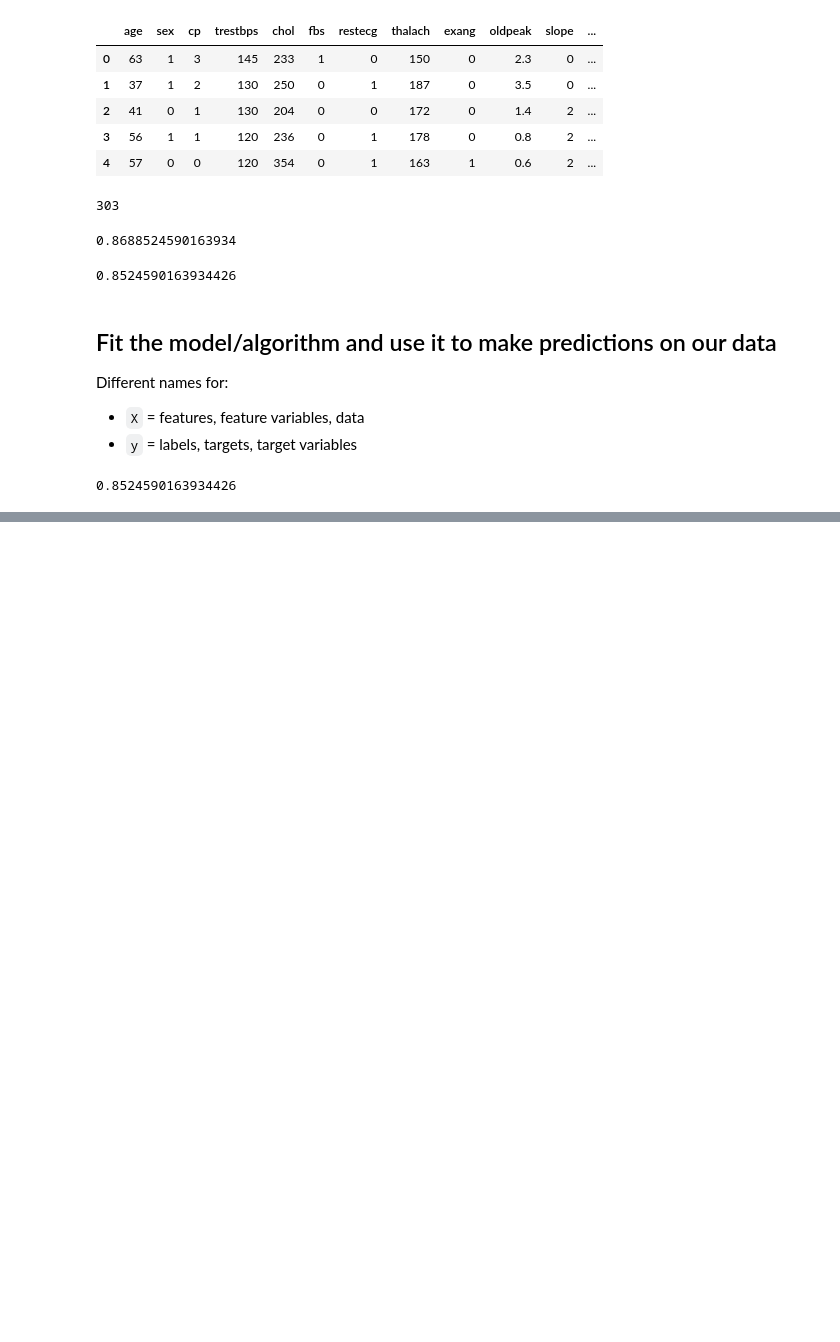
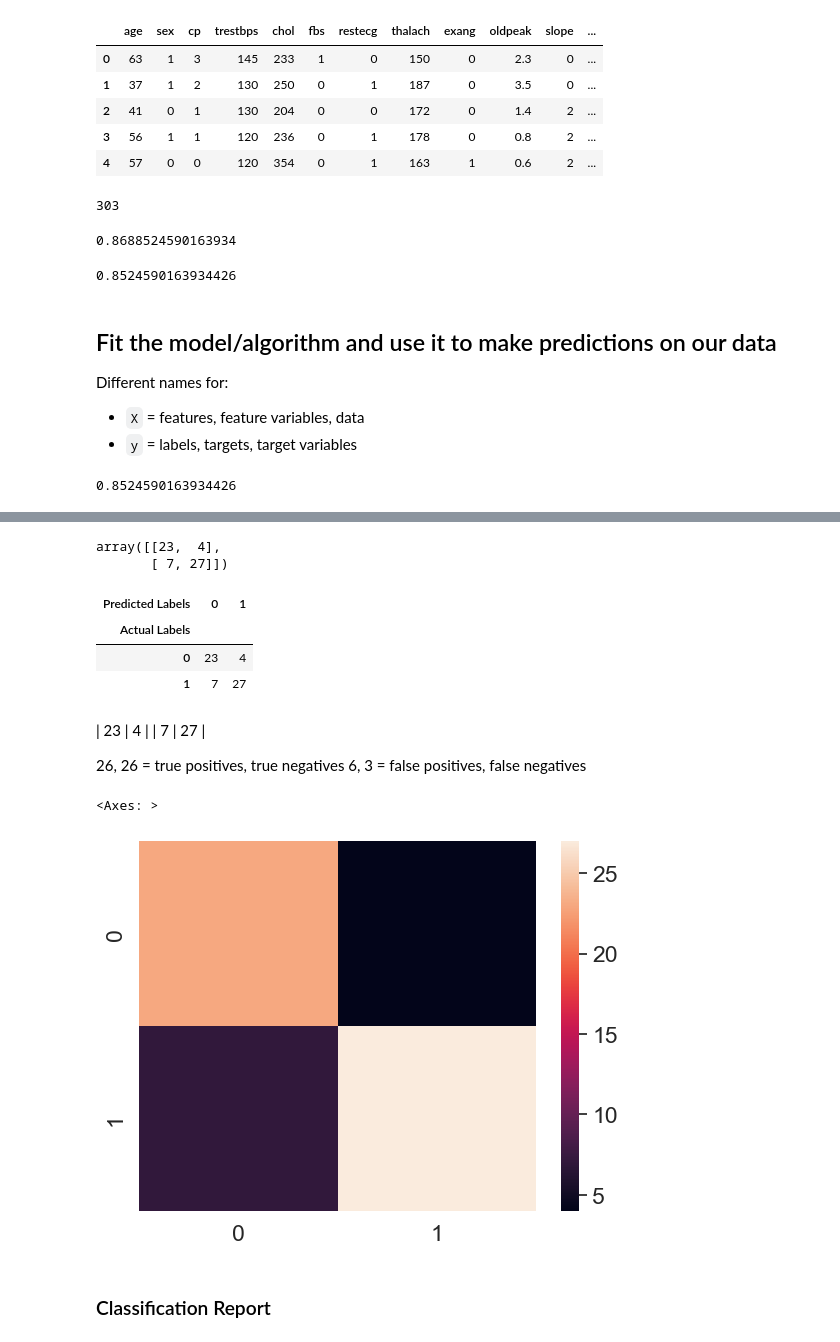
Before and after one commit to kerriannercrawford/udemy-machine-learning, a Jupyter notebook: scikit-learn/scikit-learn.ipynb, the cells around one changed output, grey strips where cells are left out. Drawn from its saved outputs; the diff is of its cells as text; code cells hidden in the pictures; blank space fills up the shorter version.

```diff
--- a/scikit-learn/scikit-learn.ipynb
+++ b/scikit-learn/scikit-learn.ipynb
@@ -725,0 +937,12 @@ model.score(X_test, y_test)
+# %%
+from sklearn.model_selection import cross_val_score
+from sklearn.ensemble import RandomForestClassifier
+np.random.seed(42)
+
+X = heart_disease.drop('target', axis=1)
+y = heart_disease['target']
+
+clf = RandomForestClassifier(n_estimators=100)
+clf_cross_val_score = cross_val_score(clf, X, y, cv=5)
+
+print(f"Heart Disease Classifier Cross-Validated Accuracy: {np.mean(clf_cross_val_score) * 100:.2f}%")
@@ -725,0 +1062,40 @@ model.score(X_test, y_test)
+# %%
+from sklearn.metrics import confusion_matrix
+
+y_preds = clf.predict(X_test)
+
+confusion_matrix(y_test, y_preds)
+# %% [output]
+array([[23,  4],
+       [ 7, 27]])
+# %%
+# Visualize confusion matrix with pd.crosstab()
+
+pd.crosstab(y_test, y_preds, rownames=['Actual Labels'], colnames=['Predicted Labels'])
+# %% [output]
+| Predicted Labels | 0 | 1 |
+| Actual Labels |  |  |
+| 0 | 23 | 4 |
+| 1 | 7 | 27 |
+# %% [markdown]
+| 23 |  4 |
+| 7  | 27 |
+
+26, 26 = true positives, true negatives
+6, 3 = false positives, false negatives
+# %%
+# Make our confusion matrix more visual with seaborn's heatmap()
+import seaborn as sns
+
+# Set the font scale
+sns.set(font_scale=1.5)
+
+# Create a confusion matrix
+conf_mat = confusion_matrix(y_test, y_preds)
+# Plot it
+sns.heatmap(conf_mat)
+# %% [output]
+<Axes: >
+[figure, added]
+# %% [markdown]
+### Classification Report
```
Also changed, not shown: parts of 46 cells of this notebook.
